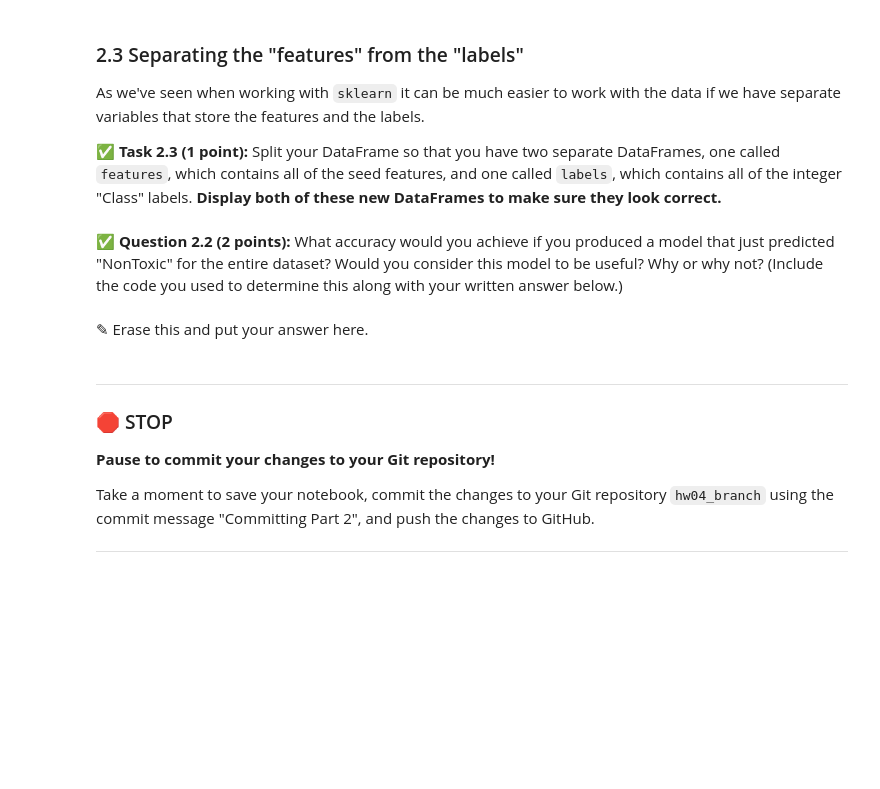
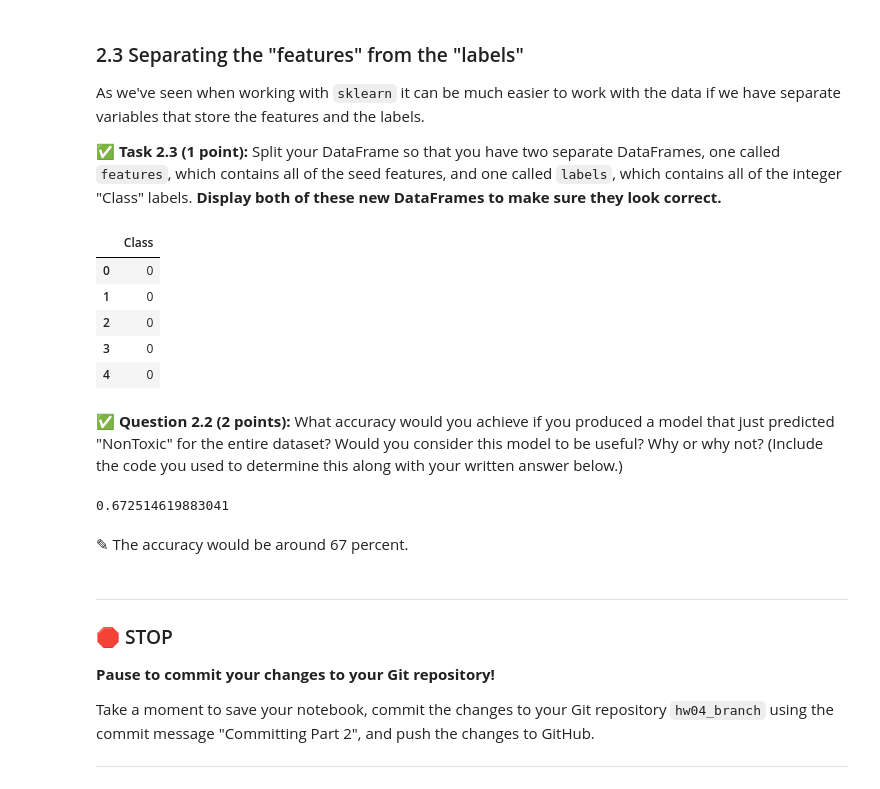
Before and after one commit to tatiannaj005/CMSE202-f25-turnin, a Jupyter notebook: hw-04/HW-04_PerceptronSVMandPCA-STUDENT.ipynb, the cells around one changed output. Saved outputs shown, nothing was run; the diff lists cells and outputs as text; code cells hidden in the pictures; blank space fills up the shorter version.

```diff
--- a/hw-04/HW-04_PerceptronSVMandPCA-STUDENT.ipynb
+++ b/hw-04/HW-04_PerceptronSVMandPCA-STUDENT.ipynb
@@ -114,12 +137,39 @@ As we've seen when working with `sklearn` it can be much easier to work with the
 **&#9989; Task 2.3 (1 point):** Split your DataFrame so that you have two separate DataFrames, one called `features`, which contains all of the seed features, and one called `labels`, which contains all of the integer "Class" labels. **Display both of these new DataFrames to make sure they look correct.**
 # %%
 # Put your code here
+features = data.drop(columns=["Class"])
+
+
+labels = data[["Class"]]
+
+
+features.head()
+
+labels.head()
+# %% [output]
+|  | Class |
+| 0 | 0 |
+| 1 | 0 |
+| 2 | 0 |
+| 3 | 0 |
+| 4 | 0 |
 # %% [markdown]
 &#9989; **Question 2.2 (2 points):** What accuracy would you achieve if you produced a model that just predicted "NonToxic" for the entire dataset? Would you consider this model to be useful? Why or why not? (Include the code you used to determine this along with your written answer below.)
 # %%
 # Put your code here
+y_true = labels["Class"]
+
+
+y_pred_baseline = np.zeros_like(y_true)
+
+
+baseline_accuracy = accuracy_score(y_true, y_pred_baseline)
+
+baseline_accuracy
+# %% [output]
+0.672514619883041
 # %% [markdown]
-<font size=+3>&#9998;</font> Erase this and put your answer here.
+<font size=+3>&#9998;</font> The accuracy would be around 67 percent.
 # %% [markdown]
 ---
 ### &#128721; STOP
```
Also changed, not shown: parts of 7 cells of this notebook, 3 other files.
